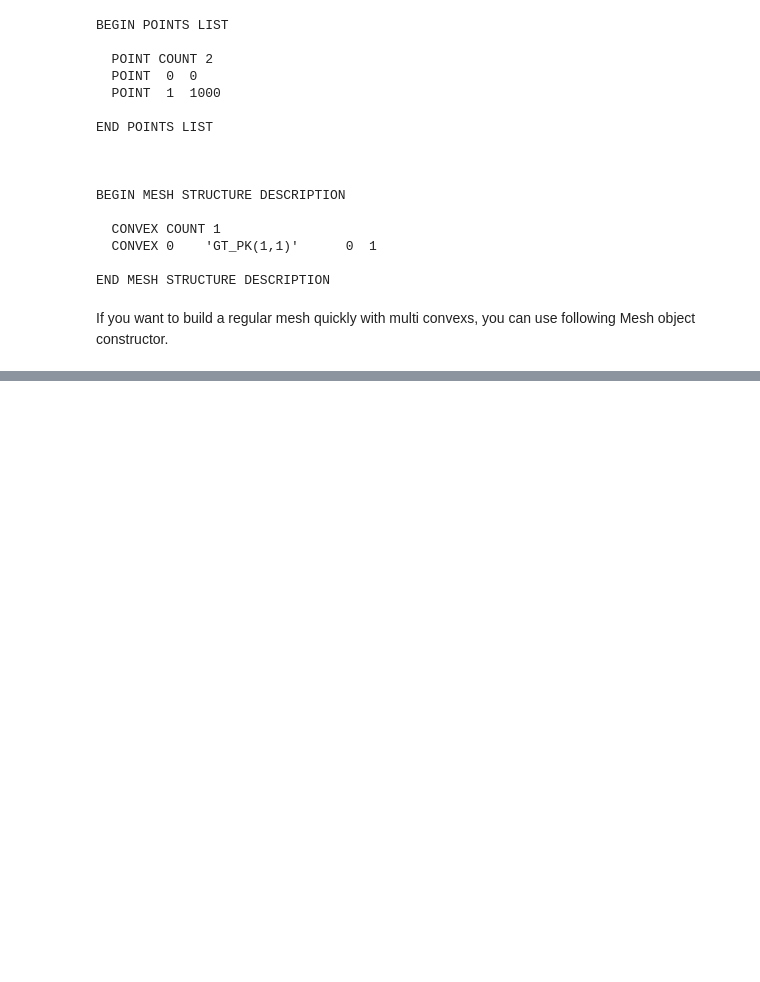
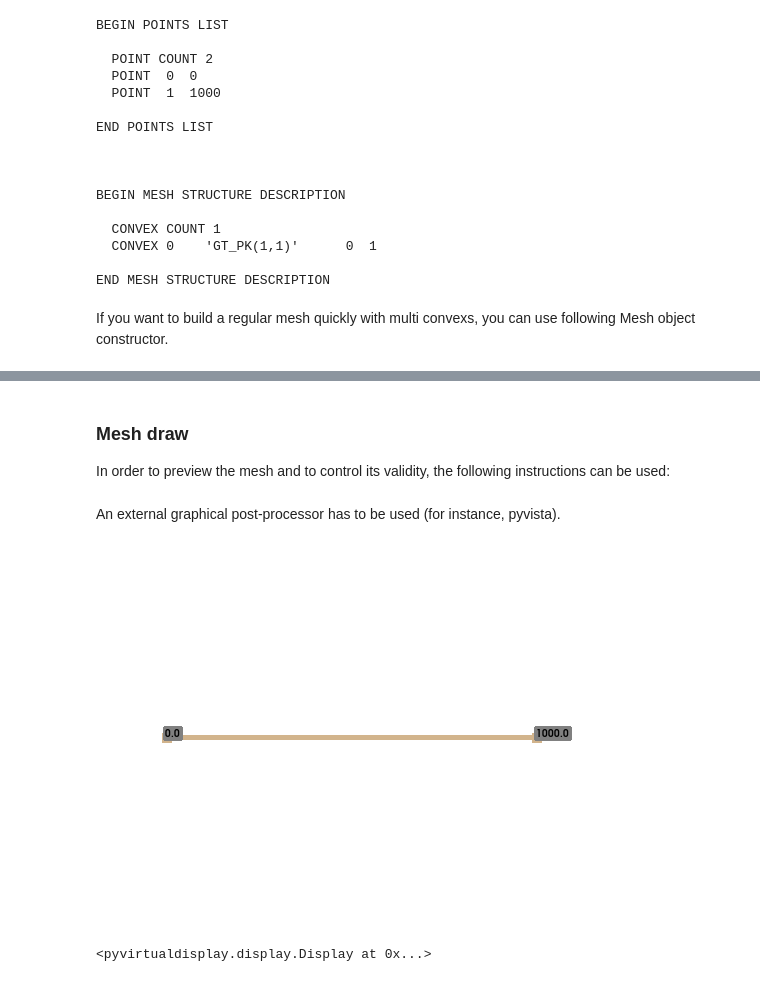
Before and after one commit to tkoyama010/awesome-getfem, a Jupyter notebook: doc/dynamic_analysis.ipynb, the cells around one changed output, grey strips where cells are left out. Cells and saved outputs as stored; diff of their text form; code cells hidden in the pictures; blank space fills up the shorter version.

```diff
--- a/doc/dynamic_analysis.ipynb
+++ b/doc/dynamic_analysis.ipynb
@@ -127,0 +84,3 @@ END REGION 2
+# %% [markdown]
+### Mesh draw
+In order to preview the mesh and to control its validity, the following instructions can be used:
@@ -127,0 +89,18 @@ END REGION 2
+# %% [markdown]
+An external graphical post-processor has to be used (for instance, pyvista).
+# %%
+import pyvista as pv
+from pyvirtualdisplay import Display
+
+display = Display(visible=0, size=(1280, 1024))
+display.start()
+p = pv.Plotter()
+m = pv.read("m.vtk")
+p.add_mesh(m, line_width=5)
+pts = m.points
+p.add_point_labels(pts, pts[:, 0].tolist(), point_size=10, font_size=10)
+p.show(window_size=[512, 384], cpos="xy")
+display.stop()
+# %% [output]
+[figure, added]
+<pyvirtualdisplay.display.Display at 0x...>
```
Also changed, not shown: parts of 92 cells of this notebook, 3 other files.
